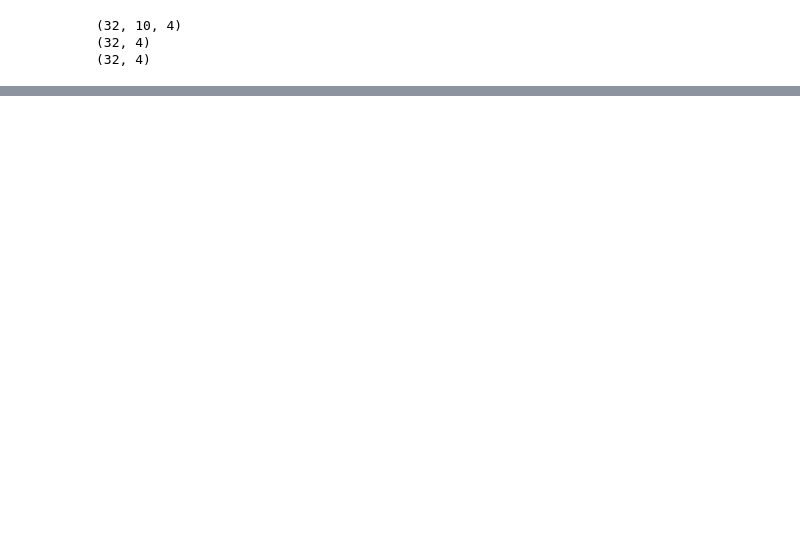
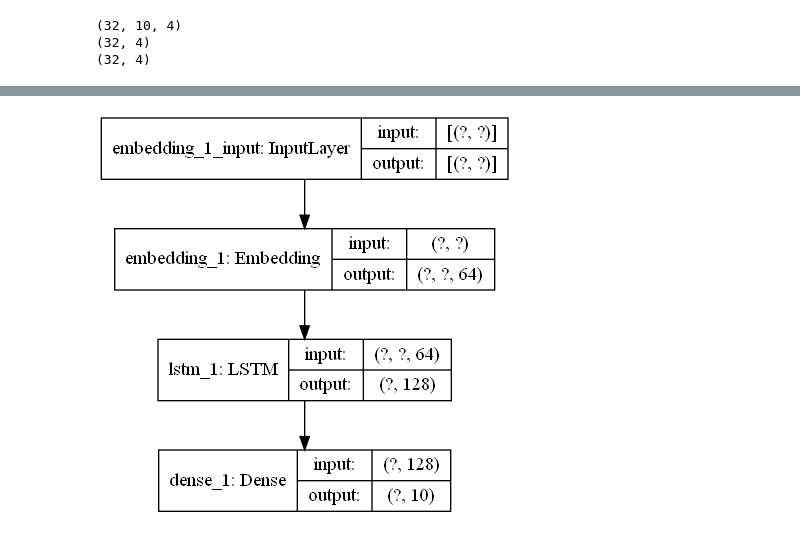
Before and after one commit to blee8/Clogging, a Jupyter notebook: 09_Reference/python_gra.ipynb, the cells around one changed output, grey strips where cells are left out. Drawn from its saved outputs; the diff is of its cells as text; code cells hidden in the pictures; blank space fills up the shorter version.

```diff
--- a/09_Reference/python_gra.ipynb
+++ b/09_Reference/python_gra.ipynb
@@ -1885,0 +1912,17 @@ array([[[-0.5536667 , -0.5983229 , -0.40463078]],
+# %%
+import numpy as np
+import tensorflow as tf
+from tensorflow import keras
+from tensorflow.keras import layers
+model = keras.Sequential()
+# Add an Embedding layer expecting input vocab of size 1000, and
+# output embedding dimension of size 64.
+model.add(layers.Embedding(input_dim=1000, output_dim=64))
+
+# Add a LSTM layer with 128 internal units.
+model.add(layers.LSTM(128))
+
+# Add a Dense layer with 10 units.
+model.add(layers.Dense(10))
+
+model.summary()
@@ -1885,0 +1944,18 @@ array([[[-0.5536667 , -0.5983229 , -0.40463078]],
+# %%
+from keras.utils import plot_model
+
+tf.keras.utils.plot_model(
+    model,
+    to_file="model.png",
+    show_shapes=False,
+ #   show_dtype=False,
+    show_layer_names=True,
+    rankdir="TB",
+    expand_nested=False,
+    dpi=96,
+)
+
+dot_img_file = ' model_1.png'
+tf.keras.utils.plot_model(model, to_file=dot_img_file, show_shapes=True)
+# %% [output]
+[figure, added]
```
Also changed, not shown: parts of 47 cells of this notebook, 17 other files.
